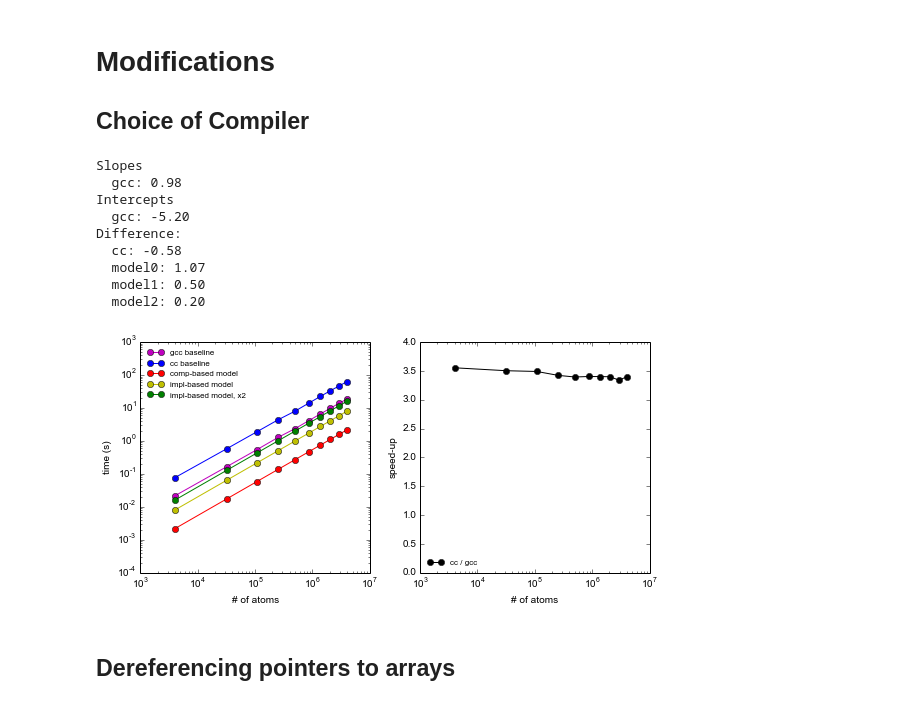
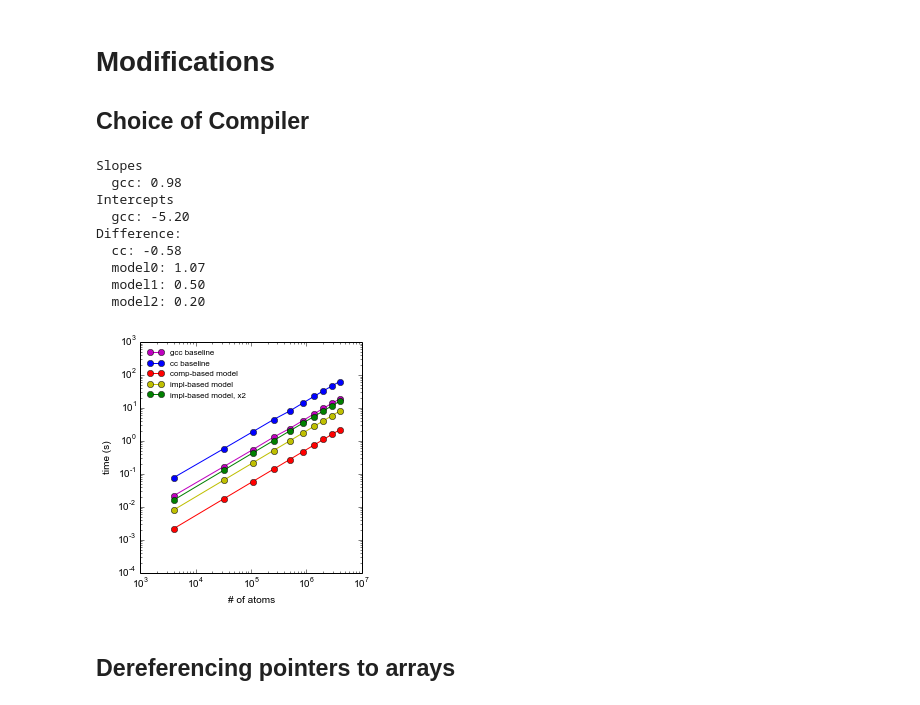
Before and after one commit to shigh/CoMD, a Jupyter notebook: plots.ipynb, the cells around one changed output. Cells and saved outputs as stored; diff of their text form; code cells hidden in the pictures.

```diff
--- a/plots.ipynb
+++ b/plots.ipynb
@@ -286,43 +286,43 @@ print "  model0: %1.2f" % (bgcc-b0)
 print "  model1: %1.2f" % (bgcc-b1)
 print "  model2: %1.2f" % (bgcc-b2)
 
 # Plot
-fig = plt.figure(figsize=(8.0, 4.25))
-gs = gridspec.GridSpec(1, 2)
+fig = plt.figure(figsize=(4.0, 4.25))#(figsize=(8.0, 4.25))
+gs = gridspec.GridSpec(1, 1)
 ax1 = plt.subplot(gs[0, 0])
-ax2 = plt.subplot(gs[0, 1])
+# ax2 = plt.subplot(gs[0, 1])
 
 ax1.loglog(cc_natoms, gcc_force, 'o-m', label='gcc baseline')
 ax1.loglog(cc_natoms, cc_force, 'o-b', label='cc baseline')
 ax1.loglog(cc_natoms, model0, 'o-r', label='comp-based model')
 ax1.loglog(cc_natoms, model1, 'o-y', label='impl-based model')
 ax1.loglog(cc_natoms, model2, 'o-g', label='impl-based model, x2')
 ax1.set_xlim(1e3, 1e7)
 ax1.set_ylim(1e-4, 1e3)
 ax1.legend(loc='upper left', fontsize=8, frameon=False)
 ax1.set_xlabel("# of atoms")
 ax1.set_ylabel("time (s)")
 
-ax2.semilogx(cc_natoms, cc_force / gcc_force, 'o-k', label='cc / gcc')
-ax2.set_xlim(1e3, 1e7)
-ax2.set_ylim(0, 4)
-ax2.legend(loc='lower left', fontsize=8, frameon=False)
-ax2.set_xlabel("# of atoms")
-ax2.set_ylabel("speed-up")
+# ax2.semilogx(cc_natoms, cc_force / gcc_force, 'o-k', label='cc / gcc')
+# ax2.set_xlim(1e3, 1e7)
+# ax2.set_ylim(0, 4)
+# ax2.legend(loc='lower left', fontsize=8, frameon=False)
+# ax2.set_xlabel("# of atoms")
+# ax2.set_ylabel("speed-up")
 
 gs.tight_layout(fig, rect=[0, 0, 1, 0.95])
 fig.savefig('figs/compiler_forceLJ.pdf', dpi=200)
 # %% [output]
 Slopes
   gcc: 0.98
 Intercepts
   gcc: -5.20
 Difference:
   cc: -0.58
   model0: 1.07
   model1: 0.50
   model2: 0.20
-[figure, old version]
+[figure, new version]
 # %% [markdown]
 Dereferencing pointers to arrays
 --------------------------------
```
Also changed, not shown: 8 other files.
